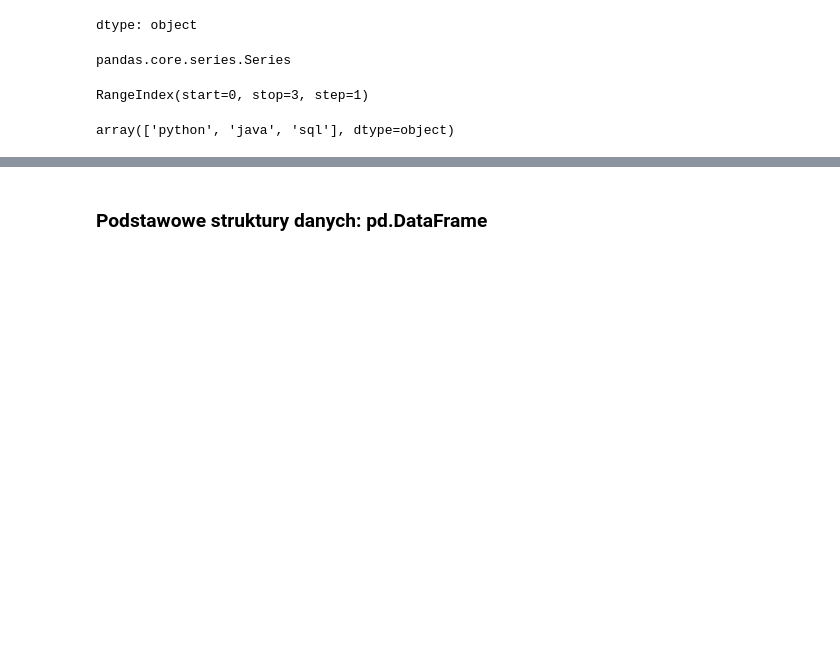
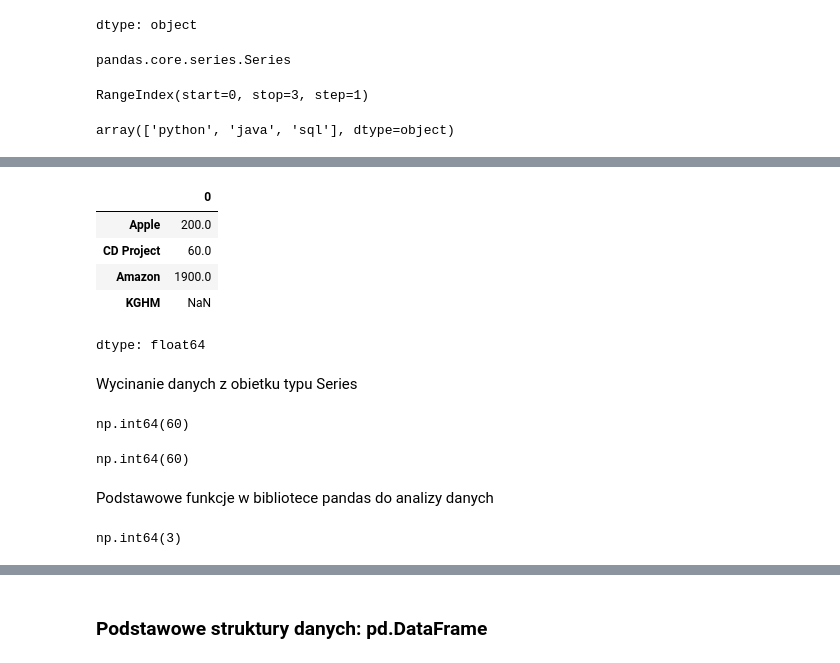
Before and after one commit to ArkSze78/Data-Science_Bootcamp, a Jupyter notebook: 02_analiza_danych/01_pandas_intro.ipynb, the cells around one changed output, grey strips where cells are left out. Drawn from its saved outputs; the diff is of its cells as text; code cells hidden in the pictures; blank space fills up the shorter version.

```diff
--- a/02_analiza_danych/01_pandas_intro.ipynb
+++ b/02_analiza_danych/01_pandas_intro.ipynb
@@ -131,0 +132,28 @@ s.shape
+# %%
+price = pd.Series(data={'Apple': 200, 'CD Project': 60, 'Amazon': 1900, 'KGHM': np.nan})
+price
+# %% [output]
+|  | 0 |
+| Apple | 200.0 |
+| CD Project | 60.0 |
+| Amazon | 1900.0 |
+| KGHM | NaN |
+dtype: float64
+# %% [markdown]
+Wycinanie danych z obietku typu Series
+# %%
+# zwracanie wartosci po kluczu
+price['CD Project']
+# %% [output]
+np.int64(60)
+# %%
+# zwracanie po indeksie
+price[1]
+# %% [output]
+np.int64(60)
+# %% [markdown]
+Podstawowe funkcje w bibliotece pandas do analizy danych
+# %%
+price.count()
+# %% [output]
+np.int64(3)
```
Also changed, not shown: parts of 38 cells of this notebook.
